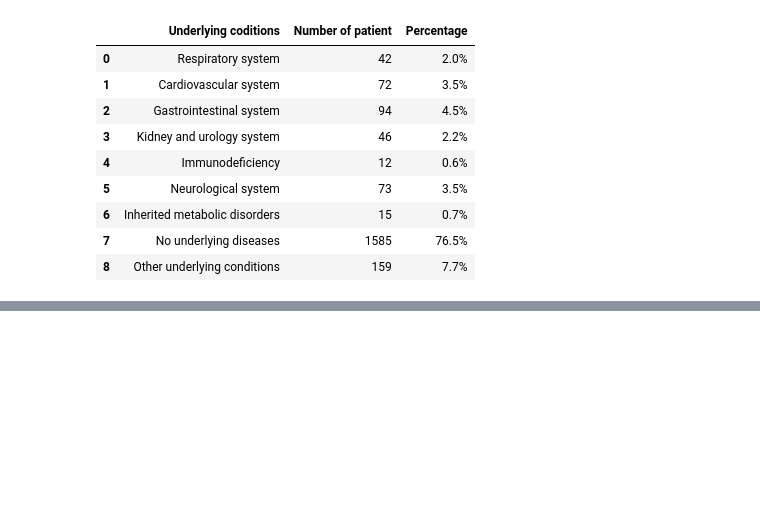
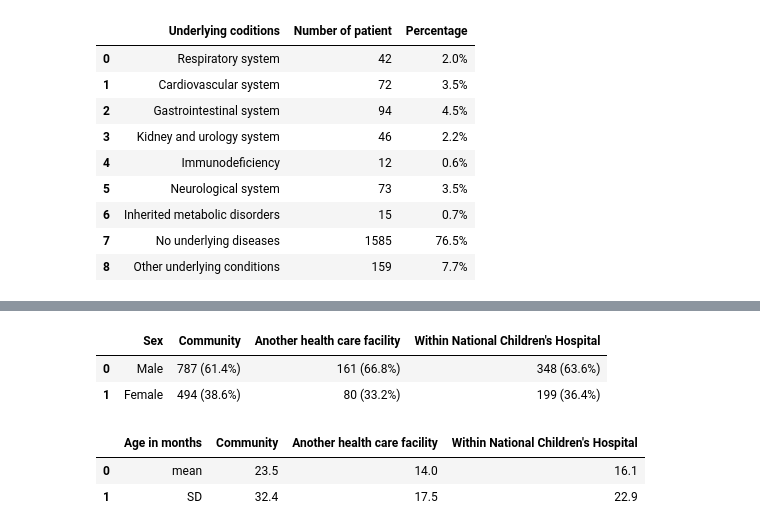
Before and after one commit to hung3a8/nhp-measles-analyse, a Jupyter notebook: Notebooks/analyze_data.ipynb, the cells around one changed output, grey strips where cells are left out. Cells and saved outputs as stored; diff of their text form; code cells hidden in the pictures; blank space fills up the shorter version.

```diff
--- a/Notebooks/analyze_data.ipynb
+++ b/Notebooks/analyze_data.ipynb
@@ -623,0 +670,33 @@ display(underlying_condition_pd)
+# %%
+table = [[0]*4 for _ in range(2)]
+table[0][0], table[1][0] = 'Male', 'Female'
+
+for id, val in enumerate(ids_each_place):
+    for i in val:
+        row = dataset.at[i,'Female']
+        col = id + 1
+        table[row][col] += 1
+
+for i in range(len(table)):
+    for j in range(1,len(table[i])):
+        total = patient_per_place[j-1]
+        percent = str(round(table[i][j]*100/total,1)) + '%'
+        table[i][j] = str(table[i][j]) + ' (' + percent + ')'
+
+gender_pd = pd.DataFrame(table,columns=['Sex']+first_row_val)
+display(gender_pd)
+# %% [output]
+|  | Sex | Community | Another health care facility | Within National Children's Hospital |
+| 0 | Male | 787 (61.4%) | 161 (66.8%) | 348 (63.6%) |
+| 1 | Female | 494 (38.6%) | 80 (33.2%) | 199 (36.4%) |
+# %%
+x = np.array(decimal_month_at_admission)
+mean = [round(np.mean(x[ids_each_place[i]]),1) for i in range(3)]
+std = [round(np.std(x[ids_each_place[i]]),1) for i in range(3)]
+
+age_month_pd = pd.DataFrame([['mean']+mean,['SD']+std],columns=['Age in months']+first_row_val)
+display(age_month_pd)
+# %% [output]
+|  | Age in months | Community | Another health care facility | Within National Children's Hospital |
+| 0 | mean | 23.5 | 14.0 | 16.1 |
+| 1 | SD | 32.4 | 17.5 | 22.9 |
```
Also changed, not shown: parts of 5 cells of this notebook, 1 other file.
